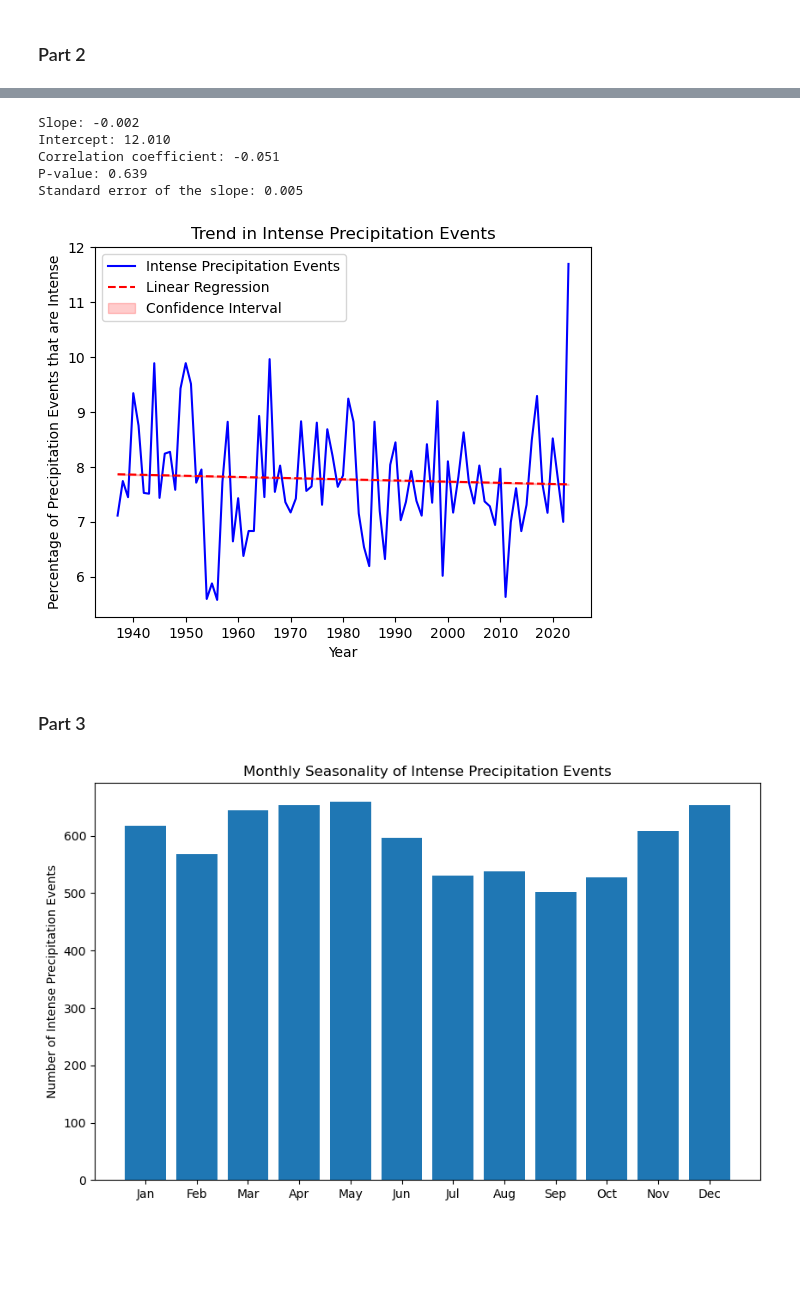
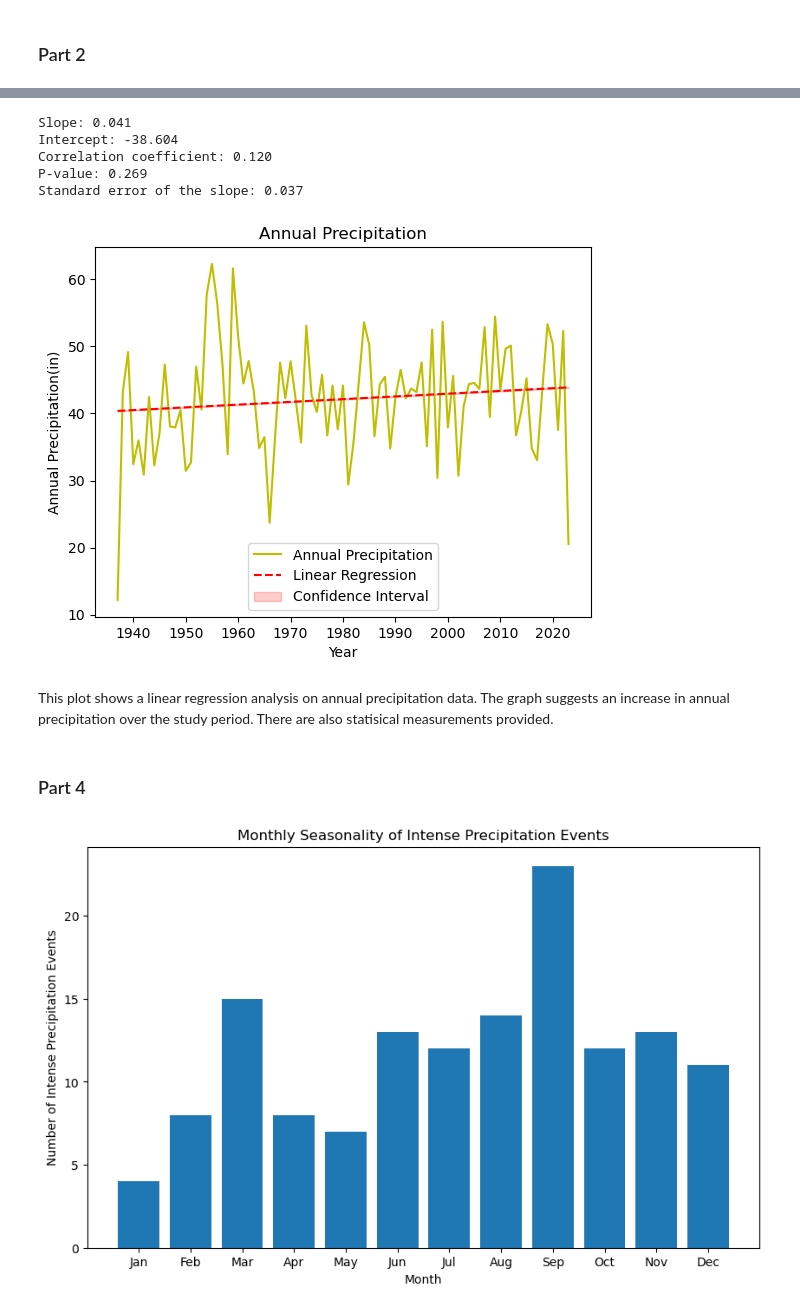
Before and after one commit to kb1190/kushbasnet, a Jupyter notebook: ESCI 796.02_Class Project.ipynb, the cells around one changed output, grey strips where cells are left out. Cells and saved outputs as stored; diff of their text form; code cells hidden in the pictures; blank space fills up the shorter version.

```diff
--- a/ESCI 796.02_Class Project.ipynb
+++ b/ESCI 796.02_Class Project.ipynb
@@ -85,8 +81,4 @@ data.rename(columns={"PRCP":"precip"},inplace=True)
 
 # Delete unnecessary columns
 data.drop(columns = {"STATION","NAME","SNOW","SNWD",},inplace = True)
-# %%
-# Convert Precipitation unit from inches to millimeters for primary station
-
-data['precip'] = data['precip'] * 25.4
 # %%
@@ -136,30 +135,25 @@ plt.show()
 # %%
+#%% Plot graphs showing trend in annual precipitation
+
 # Group precipitation data by year and calculate total precipitation for each year
 precip_yearly_total = data['precip'].resample('Y').sum()
 
-
-# Group intense precipitation events by year and count the number of events for each year
-intense_precip_count = intense_precip['precip'].resample('Y').count()
-
-# Calculate the percentage of intense precipitation events per year
-intense_precip_percent = intense_precip_count / precip_yearly_total * 100
-
-# Perform linear regression analysis on percentage of intense precipitation events
-slope, intercept, r_value, p_value, std_err = stats.linregress(intense_precip_percent.index.year, intense_precip_percent)
+# Perform linear regression analysis on annual precipitation
+slope, intercept, r_value, p_value, std_err = stats.linregress(precip_yearly_total.index.year, precip_yearly_total)
 
 # Add trend line and confidence intervals to the plot
-trendline = slope * intense_precip_percent.index.year + intercept
+trendline = slope * precip_yearly_total.index.year + intercept
 ci_low = trendline - 1.96 * std_err
 ci_high = trendline + 1.96 * std_err
 
-# Plot percentage of intense precipitation events over time
-fig, ax = plt.subplots()
-ax.plot(intense_precip_percent.index, intense_precip_percent, 'b', label='Intense Precipitation Events')
-ax.plot(intense_precip_percent.index, trendline, 'r--', label='Linear Regression')
-ax.fill_between(intense_precip_percent.index, ci_low, ci_high, color='r', alpha=0.2, label='Confidence Interval')
+# Plot annual precipitation over time
+fig3, ax = plt.subplots()
+ax.plot(precip_yearly_total.index, precip_yearly_total, 'y', label='Annual Precipitation')
+ax.plot(precip_yearly_total.index, trendline, 'r--', label='Linear Regression')
+ax.fill_between(precip_yearly_total.index, ci_low, ci_high, color='r', alpha=0.2, label='Confidence Interval')
 ax.set_xlabel('Year')
-ax.set_ylabel('Percentage of Precipitation Events that are Intense')
-ax.set_title('Trend in Intense Precipitation Events')
+ax.set_ylabel('Annual Precipitation(in)')
+ax.set_title('Annual Precipitation')
 ax.legend()
 
 # Print regression results
@@ -169,24 +163,30 @@ print(f"Correlation coefficient: {r_value:.3f}")
 print(f"P-value: {p_value:.3f}")
 print(f"Standard error of the slope: {std_err:.3f}")
 # %% [output]
-Slope: -0.002
-Intercept: 12.010
-Correlation coefficient: -0.051
-P-value: 0.639
-Standard error of the slope: 0.005
+Slope: 0.041
+Intercept: -38.604
+Correlation coefficient: 0.120
+P-value: 0.269
+Standard error of the slope: 0.037
-[figure, old version]
+[figure, new version]
+# %% [markdown]
+This plot shows a linear regression analysis on annual precipitation data. The graph suggests an increase in annual precipitation over the study period. There are also statisical measurements provided.
 # %% [markdown]
-### Part 3
+### Part 4
 # %%
+#%% Plot monthly seasonality of intense precipitation events
+
+# Calculate the monthly counts of intense preicpitation events for each month
 monthly_counts = intense_precip.groupby(intense_precip.index.month).size()
 
-# Plot the frequency plot
-fig, ax = plt.subplots(figsize=(10, 6))
+# Plot the bar plot
+fig4, ax = plt.subplots(figsize=(10, 6))
 ax.bar(monthly_counts.index, monthly_counts.values)
 ax.set_xticks(np.arange(1, 13))
 ax.set_xticklabels(['Jan', 'Feb', 'Mar', 'Apr', 'May', 'Jun', 'Jul', 'Aug', 'Sep', 'Oct', 'Nov', 'Dec'])
+ax.set_xlabel('Month')
 ax.set_ylabel('Number of Intense Precipitation Events')
 ax.set_title('Monthly Seasonality of Intense Precipitation Events')
 plt.show()
 # %% [output]
-[figure, old version]
+[figure, new version]
```
Also changed, not shown: parts of 21 cells of this notebook.
